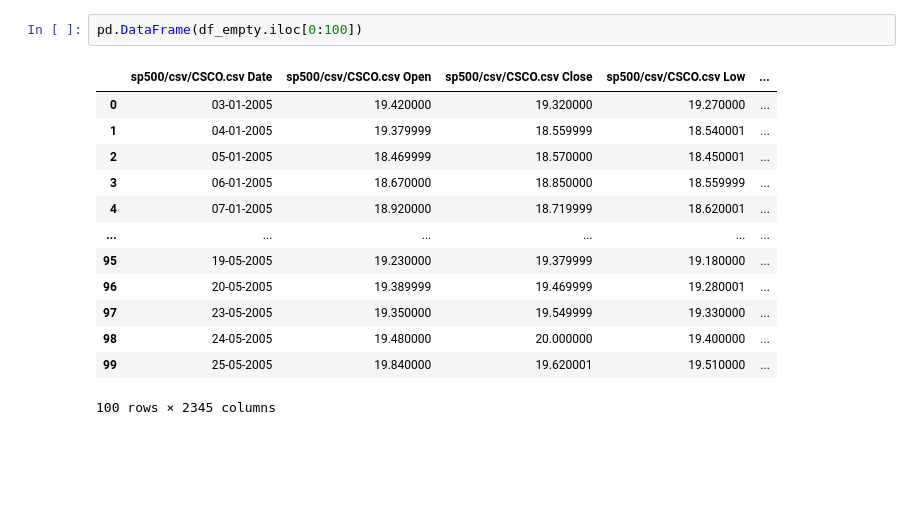
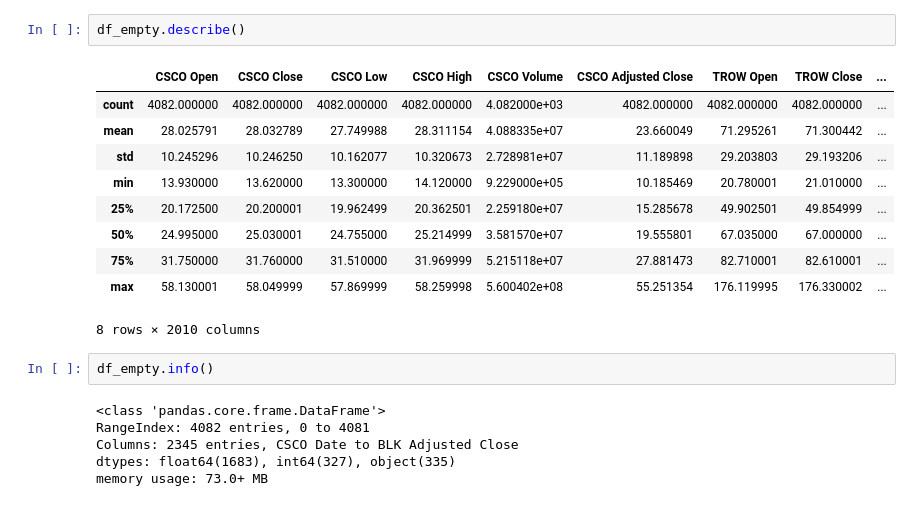
Before and after one commit to mchen81/Stock-Prices-Predictor, a Jupyter notebook: data_preprocess.ipynb, the cells around one changed output. Saved outputs shown, nothing was run; the diff lists cells and outputs as text; blank space fills up the shorter version.

```diff
--- a/data_preprocess.ipynb
+++ b/data_preprocess.ipynb
@@ -83,16 +68,21 @@ df_empty
-# %%
-pd.DataFrame(df_empty.iloc[0:100])
-# %% [output]
-|  | sp500/csv/CSCO.csv Date | sp500/csv/CSCO.csv Open | sp500/csv/CSCO.csv Close | sp500/csv/CSCO.csv Low | ... |
-| 0 | 03-01-2005 | 19.420000 | 19.320000 | 19.270000 | ... |
-| 1 | 04-01-2005 | 19.379999 | 18.559999 | 18.540001 | ... |
-| 2 | 05-01-2005 | 18.469999 | 18.570000 | 18.450001 | ... |
-| 3 | 06-01-2005 | 18.670000 | 18.850000 | 18.559999 | ... |
-| 4 | 07-01-2005 | 18.920000 | 18.719999 | 18.620001 | ... |
-| ... | ... | ... | ... | ... | ... |
-| 95 | 19-05-2005 | 19.230000 | 19.379999 | 19.180000 | ... |
-| 96 | 20-05-2005 | 19.389999 | 19.469999 | 19.280001 | ... |
-| 97 | 23-05-2005 | 19.350000 | 19.549999 | 19.330000 | ... |
-| 98 | 24-05-2005 | 19.480000 | 20.000000 | 19.400000 | ... |
-| 99 | 25-05-2005 | 19.840000 | 19.620001 | 19.510000 | ... |
-100 rows × 2345 columns
+# %%
+df_empty.describe()
+# %% [output]
+|  | CSCO Open | CSCO Close | CSCO Low | CSCO High | CSCO Volume | CSCO Adjusted Close | TROW Open | TROW Close | ... |
+| count | 4082.000000 | 4082.000000 | 4082.000000 | 4082.000000 | 4.082000e+03 | 4082.000000 | 4082.000000 | 4082.000000 | ... |
+| mean | 28.025791 | 28.032789 | 27.749988 | 28.311154 | 4.088335e+07 | 23.660049 | 71.295261 | 71.300442 | ... |
+| std | 10.245296 | 10.246250 | 10.162077 | 10.320673 | 2.728981e+07 | 11.189898 | 29.203803 | 29.193206 | ... |
+| min | 13.930000 | 13.620000 | 13.300000 | 14.120000 | 9.229000e+05 | 10.185469 | 20.780001 | 21.010000 | ... |
+| 25% | 20.172500 | 20.200001 | 19.962499 | 20.362501 | 2.259180e+07 | 15.285678 | 49.902501 | 49.854999 | ... |
+| 50% | 24.995000 | 25.030001 | 24.755000 | 25.214999 | 3.581570e+07 | 19.555801 | 67.035000 | 67.000000 | ... |
+| 75% | 31.750000 | 31.760000 | 31.510000 | 31.969999 | 5.215118e+07 | 27.881473 | 82.710001 | 82.610001 | ... |
+| max | 58.130001 | 58.049999 | 57.869999 | 58.259998 | 5.600402e+08 | 55.251354 | 176.119995 | 176.330002 | ... |
+8 rows × 2010 columns
+# %%
+df_empty.info()
+# %% [output]
+<class 'pandas.core.frame.DataFrame'>
+RangeIndex: 4082 entries, 0 to 4081
+Columns: 2345 entries, CSCO Date to BLK Adjusted Close
+dtypes: float64(1683), int64(327), object(335)
+memory usage: 73.0+ MB
```
Also changed, not shown: parts of 5 cells of this notebook.
